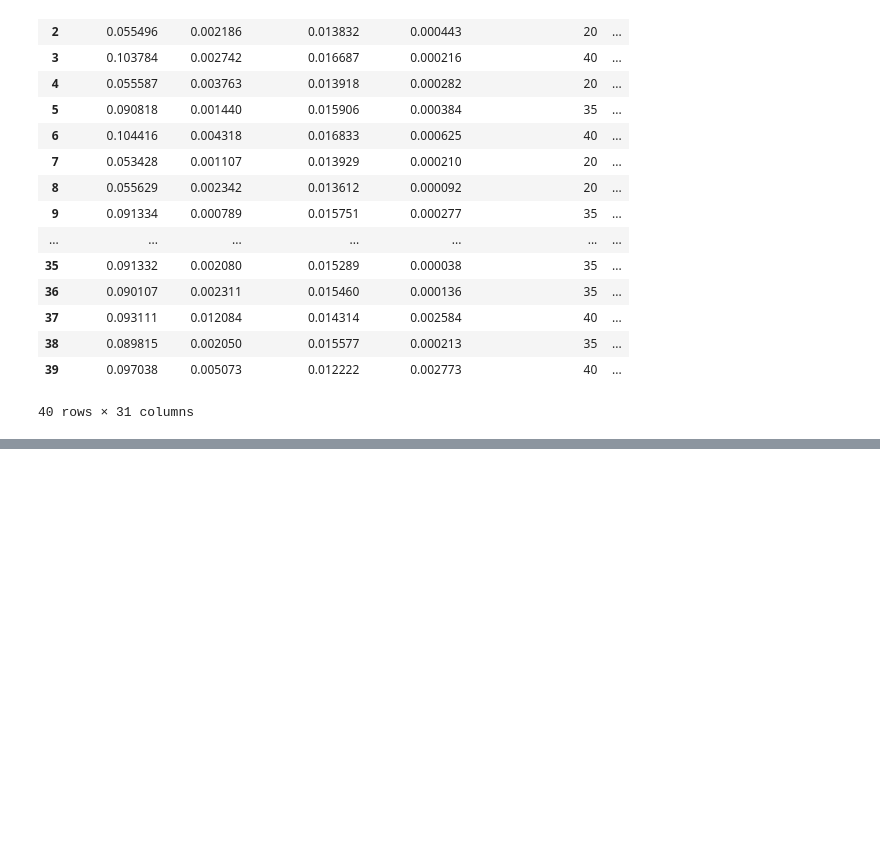
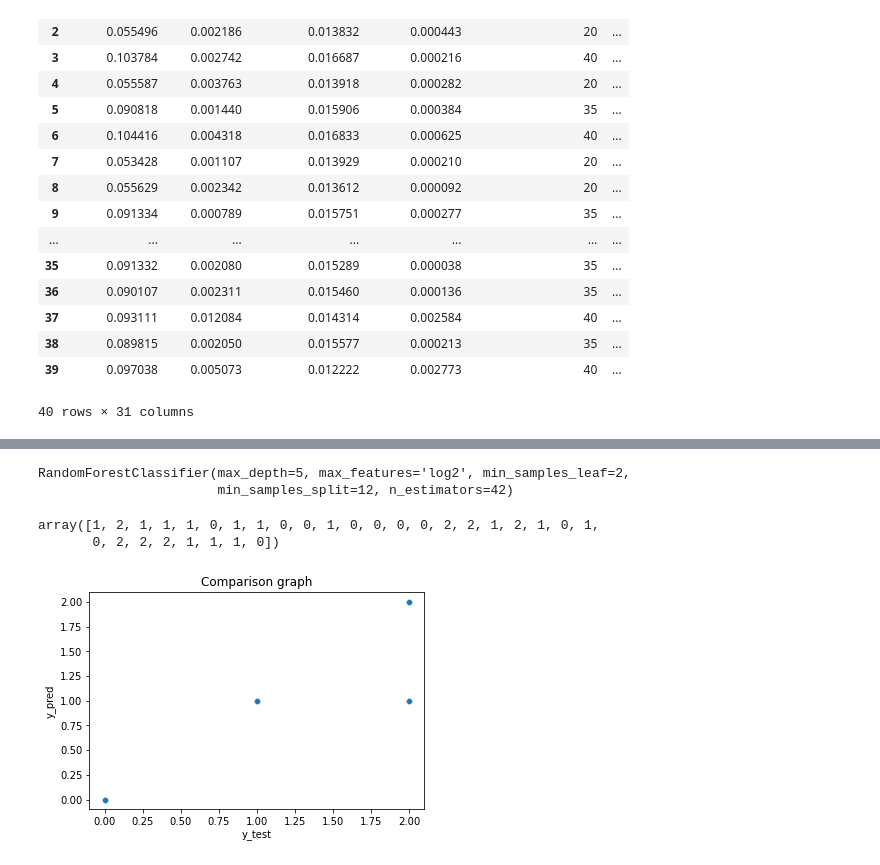
Before and after one commit to CompetitiveBit8/RandomSearchCV_iris, a Jupyter notebook: RandomsearchCV_iris.ipynb, the cells around one changed output, grey strips where cells are left out. Cells and saved outputs as stored; diff of their text form; code cells hidden in the pictures; blank space fills up the shorter version.

Commit message:
Test of result

```diff
--- a/RandomsearchCV_iris.ipynb
+++ b/RandomsearchCV_iris.ipynb
@@ -162,0 +131,30 @@ print(GS.param_grid)
+# %%
+GS = GridSearchCV(
+    estimator=RandomForestClassifier(),
+
+    param_grid={
+        'max_depth': [RS.best_params_['max_depth'],
+                      RS.best_params_['max_depth'] +1,
+                      RS.best_params_['max_depth'] +2],
+
+        'max_features' : [RS.best_params_['max_features']],
+
+        'min_samples_leaf': [RS.best_params_['min_samples_leaf'],
+                             RS.best_params_['min_samples_leaf'] +2,
+                             RS.best_params_['min_samples_leaf'] +4],
+
+        'min_samples_split':[RS.best_params_['min_samples_split'],
+                             RS.best_params_['min_samples_split'] +2,
+                             RS.best_params_['min_samples_split'] +4],
+
+        'n_estimators': [RS.best_params_['n_estimators'],
+                         RS.best_params_['n_estimators'] +7,
+                         RS.best_params_['n_estimators'] +14]
+    },
+
+    refit='accuracy_score',
+    cv=4,
+    n_jobs=-1,
+    verbose=1
+)
+print(GS.param_grid)
@@ -162,0 +163,2 @@ print(GS.param_grid)
+# %%
+GS.fit(X_train, y_train)
@@ -162,0 +191,13 @@ print(GS.param_grid)
+# %%
+GS.best_estimator_
+# %% [output]
+RandomForestClassifier(max_depth=5, max_features='log2', min_samples_leaf=2,
+                       min_samples_split=12, n_estimators=42)
+# %%
+grid = GS.best_estimator_
+# %%
+y_pred = grid.predict(X_test)
+y_pred
+# %% [output]
+array([1, 2, 1, 1, 1, 0, 1, 1, 0, 0, 1, 0, 0, 0, 0, 2, 2, 1, 2, 1, 0, 1,
+       0, 2, 2, 2, 1, 1, 1, 0])
@@ -162,0 +207,8 @@ print(GS.param_grid)
+# %%
+sns.scatterplot(x=y_test, y=y_pred, data=df.iloc[120:, :4], palette='coolwarm')
+plt.ylabel('y_pred')
+plt.xlabel('y_test')
+plt.title('Comparison graph')
+plt.show()
+# %% [output]
+[figure, added]
```
Also changed, not shown: parts of 9 cells of this notebook.
